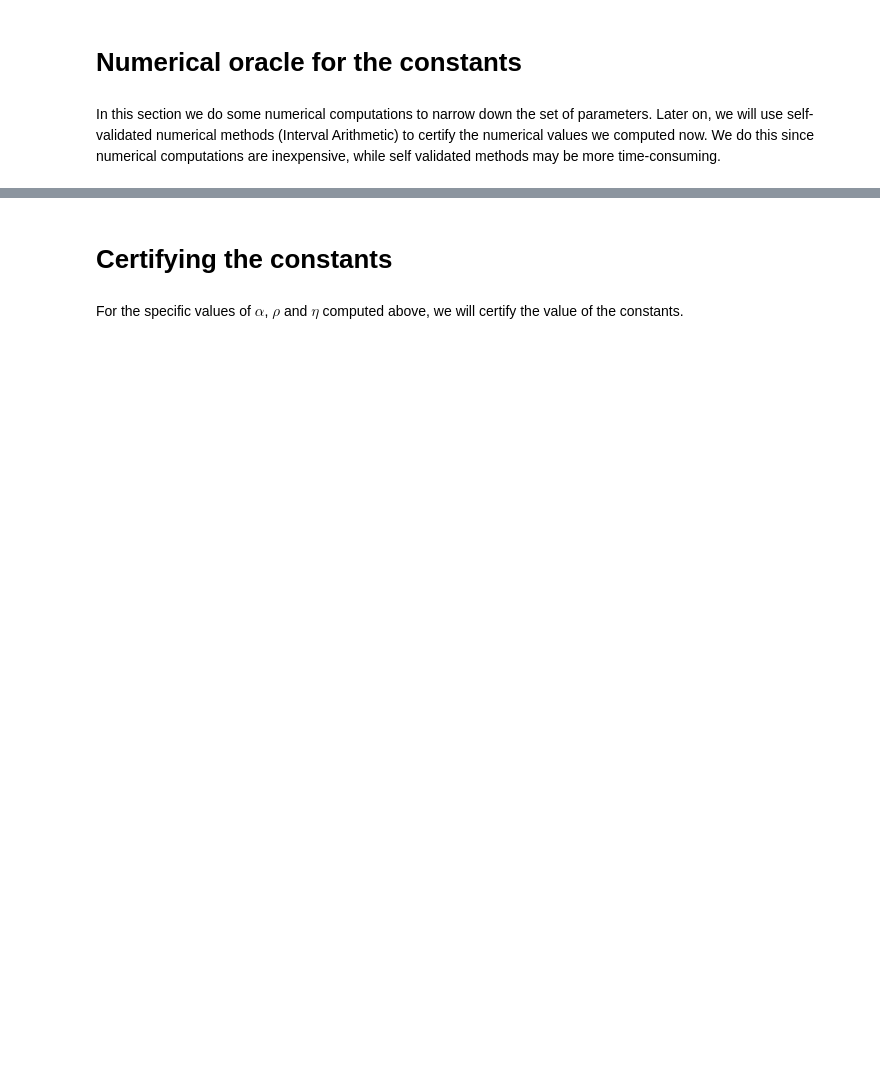
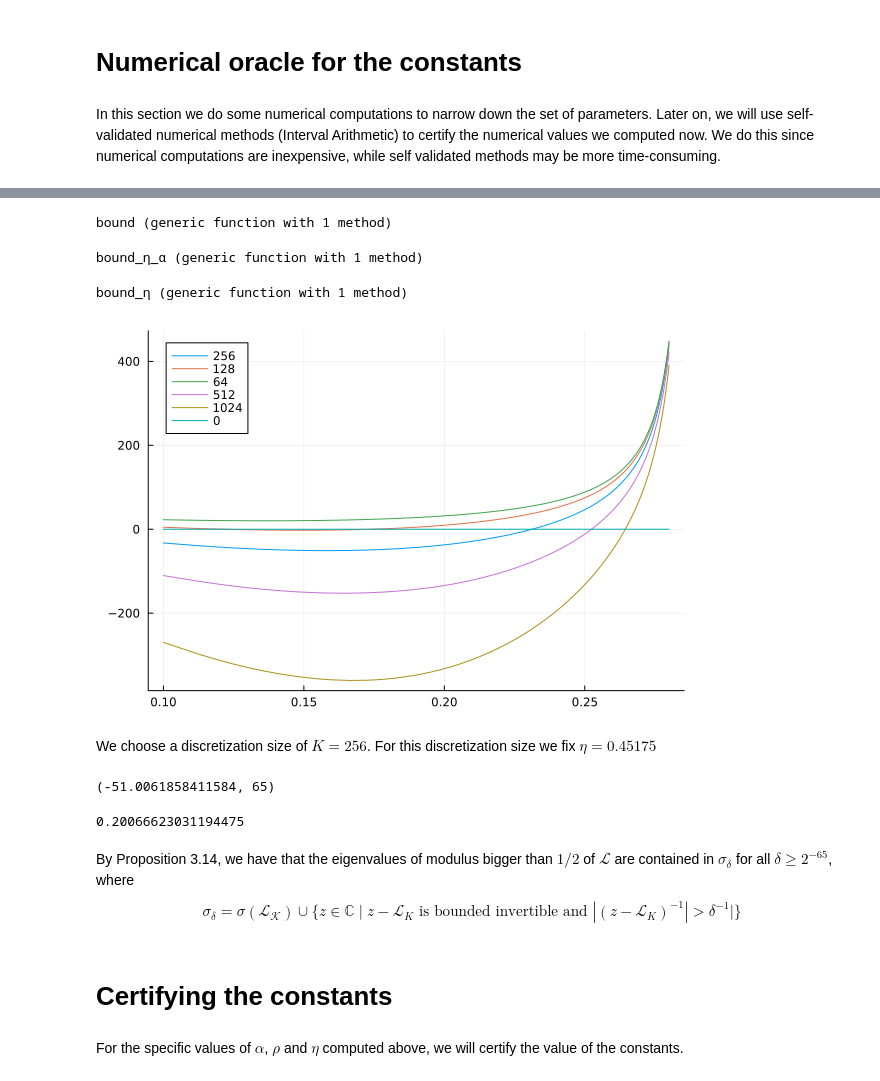
Before and after one commit to orkolorko/ExperimentsPseudospectra.jl, a Jupyter notebook: notebook/Arnold/Arnold.ipynb, the cells around one changed output, grey strips where cells are left out. Drawn from its saved outputs; the diff is of its cells as text; code cells hidden in the pictures; blank space fills up the shorter version.

```diff
--- a/notebook/Arnold/Arnold.ipynb
+++ b/notebook/Arnold/Arnold.ipynb
@@ -6,0 +52,3 @@ Pkg.instantiate()
+# %%
+K = 128
+N = 2*K+1
@@ -163,3 +190,50 @@ the $||.||_{\ell^1}$ norm and the $||.||_{\ell^2}$ norm.
+# %%
+bound(η, ρ, α; K, μ) =  α/(α-η)*log2(1/μ)+(α/(α-η)+1)*log2(1+2/(exp(2*π*(ρ-α))-1))+log2(exp(-2*π*K*α)+exp(-2*π*K*(α-η)))
+# %% [output]
+bound (generic function with 1 method)
+# %%
+bound_η_α(η, α; K, μ) = bound(η, ρ(η), α; K, μ)
+# %% [output]
+bound_η_α (generic function with 1 method)
+# %%
+function bound_η(η; K, μ)
+    η_eps = η+(ρ(η)-η)/100
+    ρ_eps = ρ(η)-(ρ(η)-η)/100
+    val, index = findmin([bound_η_α(η, α; K, μ) for α in LinRange(η_eps, ρ_eps, 100)])
+    return val, LinRange(η_eps, ρ_eps, 100)[index]
+end
+# %% [output]
+bound_η (generic function with 1 method)
+# %%
+xmin = 0.1
+xmax = 0.28
+μ = 0.26
+plot(η -> bound_η(η; K = 256, μ)[1], xmin, xmax, label = "256")
+plot!(η -> bound_η(η; K = 128, μ)[1], xmin, xmax, label = "128")
+plot!(η -> bound_η(η; K = 64, μ)[1], xmin, xmax, label = "64")
+plot!(η -> bound_η(η; K = 512, μ)[1], xmin, xmax, label = "512")
+plot!(η -> bound_η(η; K = 1024, μ)[1], xmin, xmax, label = "1024")
+plot!(η -> 0, label = "0")
+# %% [output]
+[figure, added]
+# %% [markdown]
+We choose a discretization size of $K=256$. For this discretization size we fix $\eta = 0.45175$
+# %%
+steps = 200
+val, index = findmin([bound_η(η; K = 256, μ)[1] for η in LinRange(0.1, 0.28, steps)])
+# %% [output]
+(-51.0061858411584, 65)
+# %%
+chosen_η = LinRange(0.1, 0.28, steps)[index]
+chosen_α = bound_η(chosen_η; K = 256, μ)[2]
+# %% [output]
+0.20066623031194475
+# %% [markdown]
+By Proposition 3.14, we have that the eigenvalues of modulus bigger than $1/2$ of $\mathcal{L}$ are contained
+in $\sigma_\delta$ for all $\delta\geq 2^{-65}$, where
+$$
+\sigma_{\delta} = \sigma(\mathcal{L_K})\cup \{z \in \mathbb{C} \mid z-\mathcal{L}_K\textrm{ is bounded invertible and } |(z-\mathcal{L}_K)^{-1}|> \delta^{-1}|\}
+$$
 # %% [markdown]
 # Certifying the constants
 # %% [markdown]
```
Also changed, not shown: parts of 95 cells of this notebook, 33 other files.
